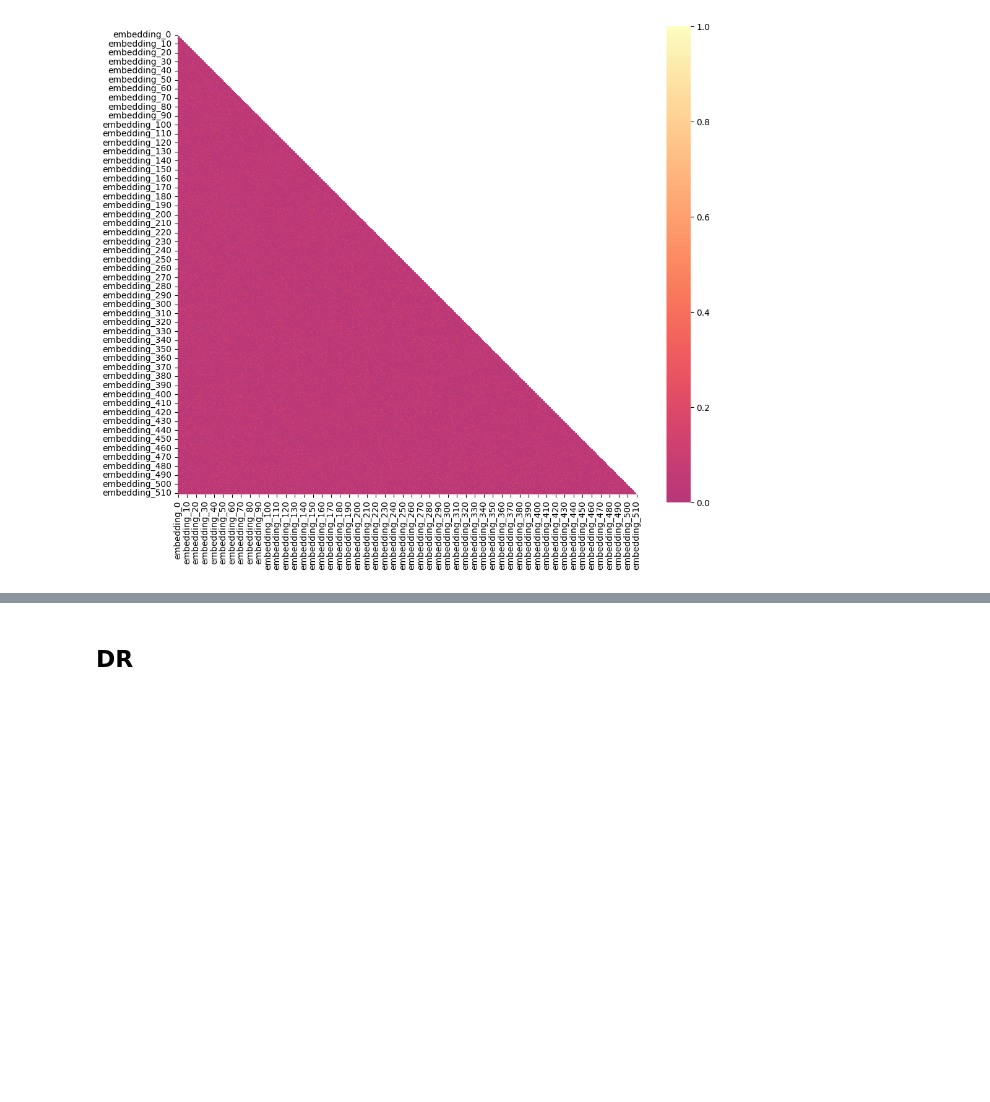
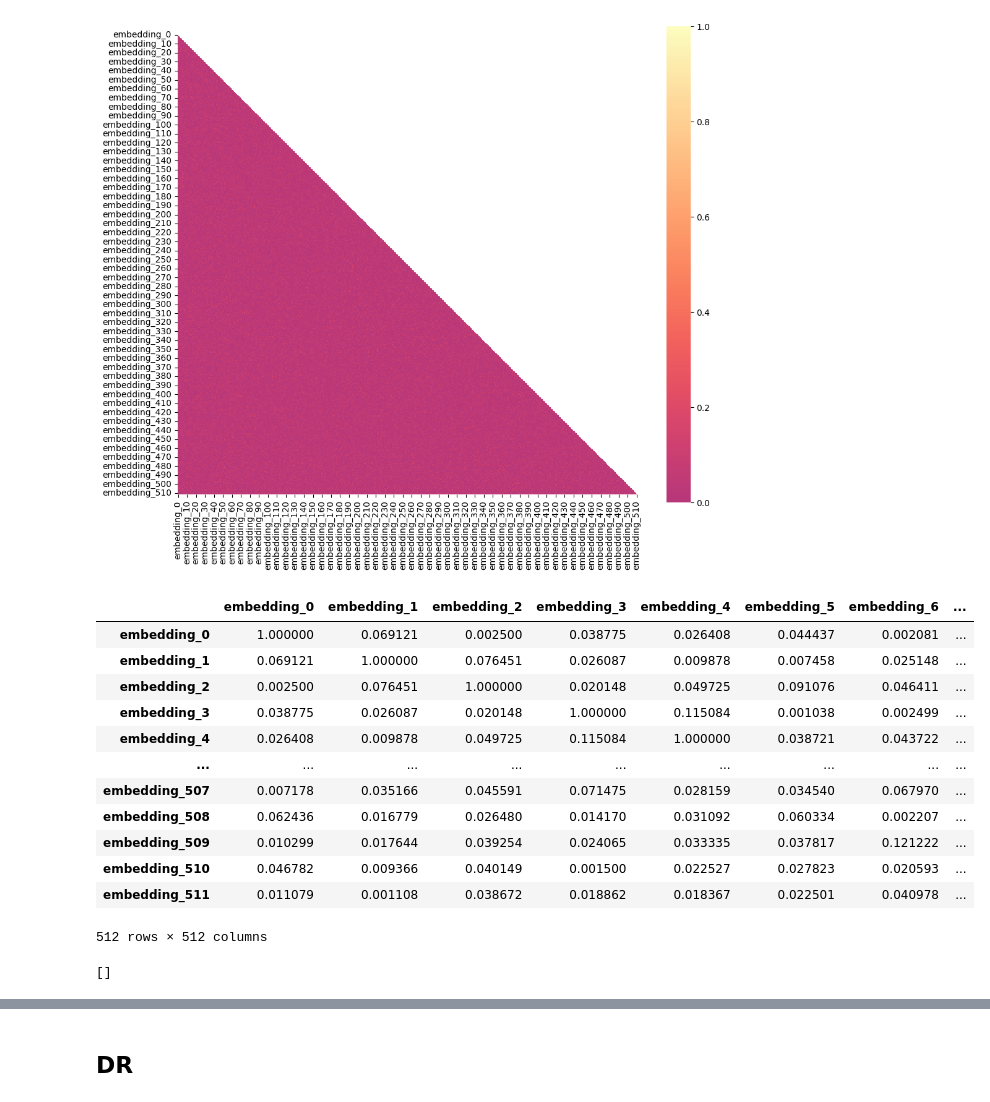
Before and after one commit to Mathieu-R/ldata2010_celeba_visualizer, a Jupyter notebook: eda.ipynb, the cells around one changed output, grey strips where cells are left out. Saved outputs shown, nothing was run; the diff lists cells and outputs as text; code cells hidden in the pictures; blank space fills up the shorter version.

```diff
--- a/eda.ipynb
+++ b/eda.ipynb
@@ -31,3 +31,20 @@ def correlation_matrix(df: pd.DataFrame) -> None:
 correlation_matrix(df_l_embeddings)
 # %% [output]
 [figure]
+# %%
+corr = df_l_embeddings.corr().abs()
+corr
+# %% [output]
+|  | embedding_0 | embedding_1 | embedding_2 | embedding_3 | embedding_4 | embedding_5 | embedding_6 | ... |
+| embedding_0 | 1.000000 | 0.069121 | 0.002500 | 0.038775 | 0.026408 | 0.044437 | 0.002081 | ... |
+| embedding_1 | 0.069121 | 1.000000 | 0.076451 | 0.026087 | 0.009878 | 0.007458 | 0.025148 | ... |
+| embedding_2 | 0.002500 | 0.076451 | 1.000000 | 0.020148 | 0.049725 | 0.091076 | 0.046411 | ... |
+| embedding_3 | 0.038775 | 0.026087 | 0.020148 | 1.000000 | 0.115084 | 0.001038 | 0.002499 | ... |
+| embedding_4 | 0.026408 | 0.009878 | 0.049725 | 0.115084 | 1.000000 | 0.038721 | 0.043722 | ... |
+| ... | ... | ... | ... | ... | ... | ... | ... | ... |
+| embedding_507 | 0.007178 | 0.035166 | 0.045591 | 0.071475 | 0.028159 | 0.034540 | 0.067970 | ... |
+| embedding_508 | 0.062436 | 0.016779 | 0.026480 | 0.014170 | 0.031092 | 0.060334 | 0.002207 | ... |
+| embedding_509 | 0.010299 | 0.017644 | 0.039254 | 0.024065 | 0.033335 | 0.037817 | 0.121222 | ... |
+| embedding_510 | 0.046782 | 0.009366 | 0.040149 | 0.001500 | 0.022527 | 0.027823 | 0.020593 | ... |
+| embedding_511 | 0.011079 | 0.001108 | 0.038672 | 0.018862 | 0.018367 | 0.022501 | 0.040978 | ... |
+512 rows × 512 columns
@@ -33,0 +58,4 @@ correlation_matrix(df_l_embeddings)
+# %%
+to_drop
+# %% [output]
+[]
```
Also changed, not shown: parts of 2 cells of this notebook, 3 other files.
